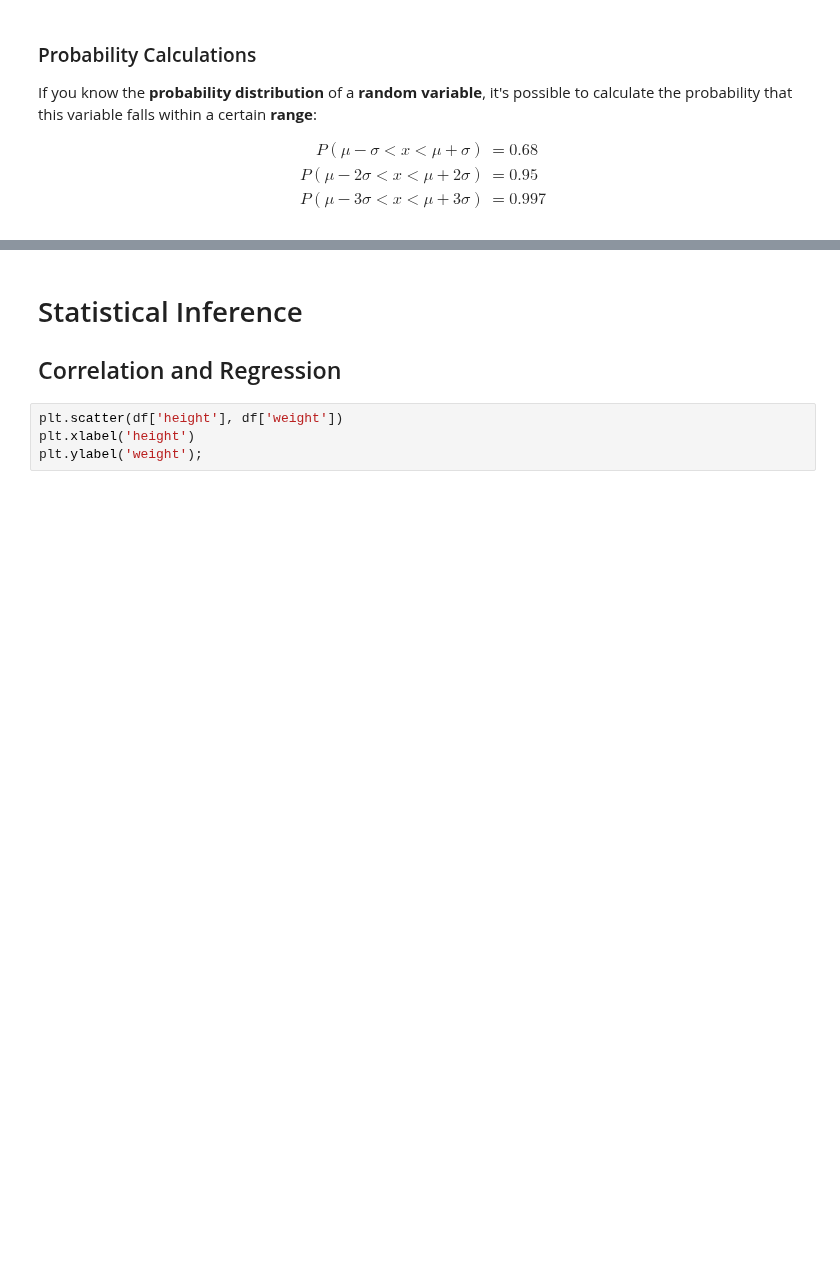
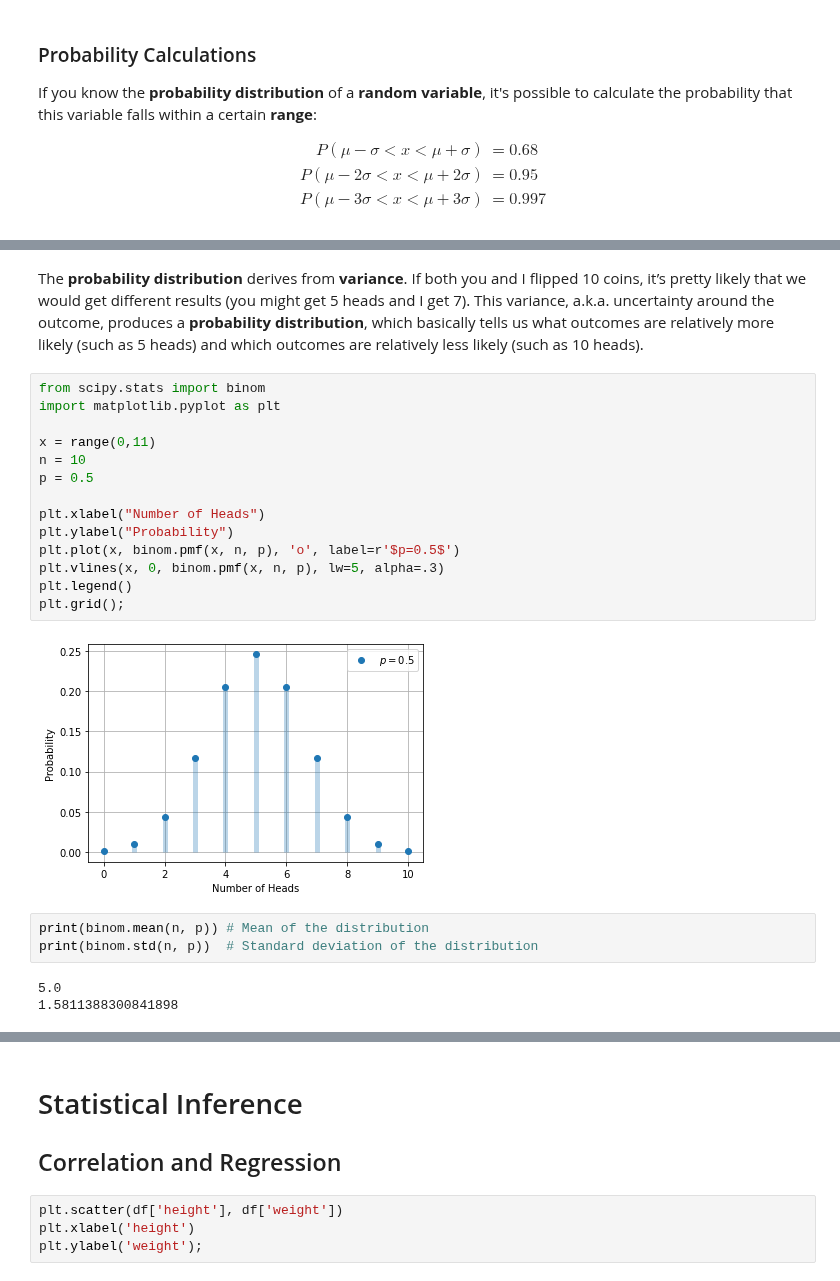
Before and after one commit to thomd/math, a Jupyter notebook: statistics.ipynb, the cells around one changed output, grey strips where cells are left out. Saved outputs shown, nothing was run; the diff lists cells and outputs as text; blank space fills up the shorter version.

```diff
--- a/statistics.ipynb
+++ b/statistics.ipynb
@@ -679,0 +762,24 @@ $$
+# %% [markdown]
+The **probability distribution** derives from **variance**. If both you and I flipped 10 coins, it’s pretty likely that we would get different results (you might get 5 heads and I get 7). This variance, a.k.a. uncertainty around the outcome, produces a **probability distribution**, which basically tells us what outcomes are relatively more likely (such as 5 heads) and which outcomes are relatively less likely (such as 10 heads).
+# %%
+from scipy.stats import binom
+import matplotlib.pyplot as plt
+
+x = range(0,11)
+n = 10
+p = 0.5
+
+plt.xlabel("Number of Heads")
+plt.ylabel("Probability")
+plt.plot(x, binom.pmf(x, n, p), 'o', label=r'$p=0.5$')
+plt.vlines(x, 0, binom.pmf(x, n, p), lw=5, alpha=.3)
+plt.legend()
+plt.grid();
+# %% [output]
+[figure, added]
+# %%
+print(binom.mean(n, p)) # Mean of the distribution
+print(binom.std(n, p))  # Standard deviation of the distribution
+# %% [output]
+5.0
+1.5811388300841898
```
Also changed, not shown: parts of 15 cells of this notebook.
